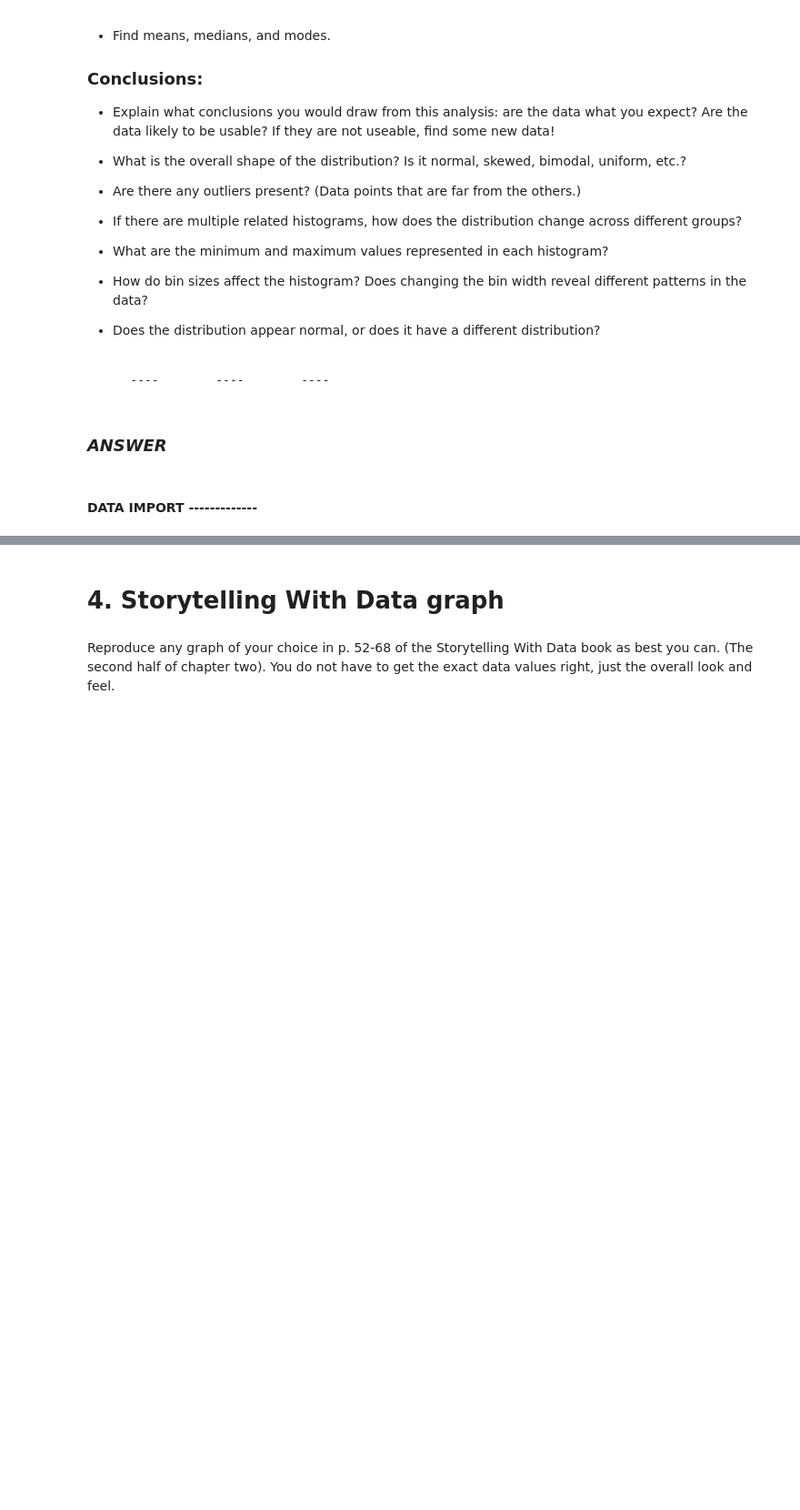
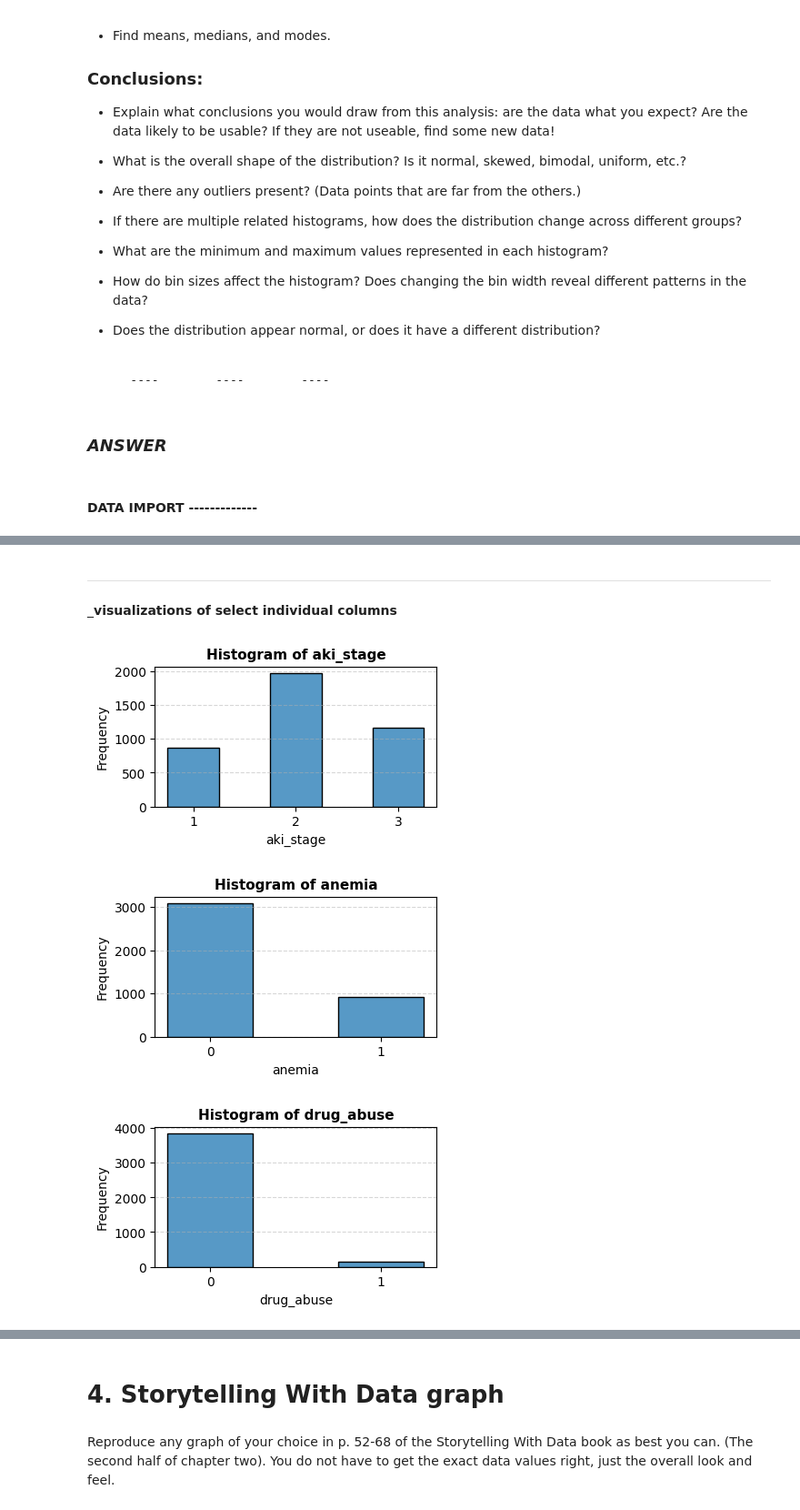
Before and after one commit to raffwh/BU_OMDS_SU25_DX699B, a Jupyter notebook: Week4.ipynb, the cells around one changed output, grey strips where cells are left out. Shown at 91% size. Saved outputs shown, nothing was run; the diff lists cells and outputs as text; code cells hidden in the pictures; blank space fills up the shorter version.

```diff
--- a/Week4.ipynb
+++ b/Week4.ipynb
@@ -143,0 +234,10 @@ plt.show()
+# %% [markdown]
+---
+# %% [markdown]
+___visualizations of select individual columns__
+# %%
+step2_discrete(df1, ['aki_stage', 'anemia', 'drug_abuse'])
+# %% [output]
+[figure, added]
+[figure, added]
+[figure, added]
```
Also changed, not shown: parts of 21 cells of this notebook, 1 other file.
